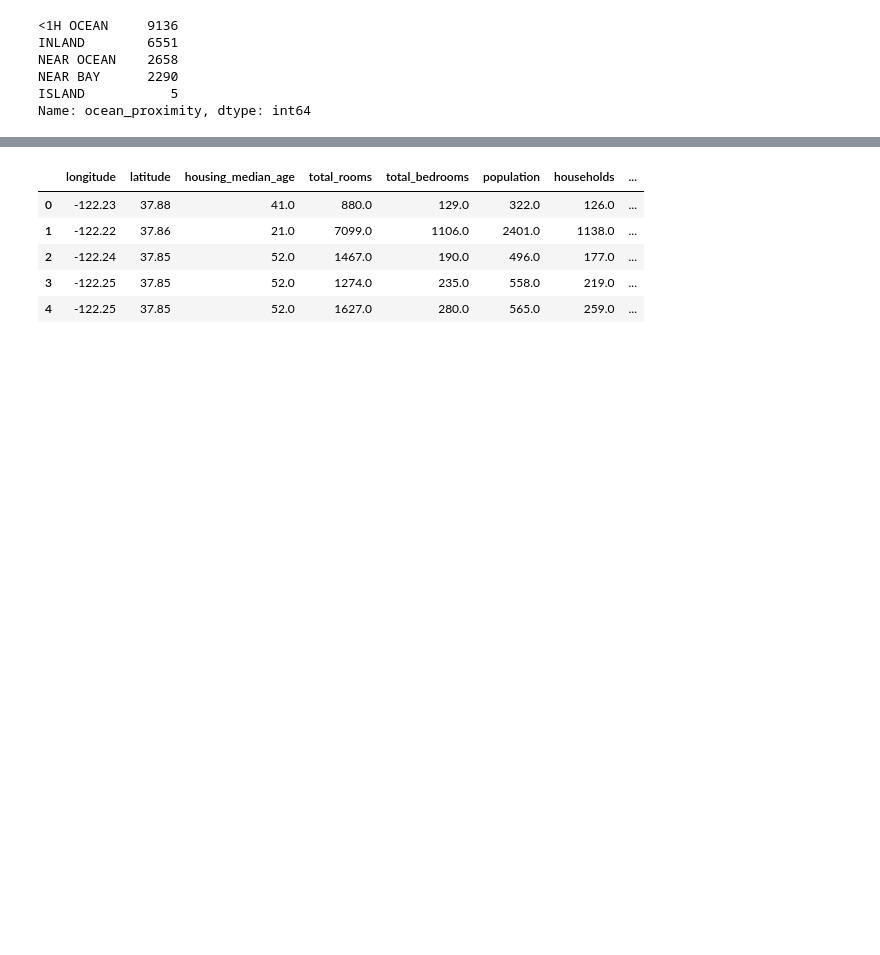
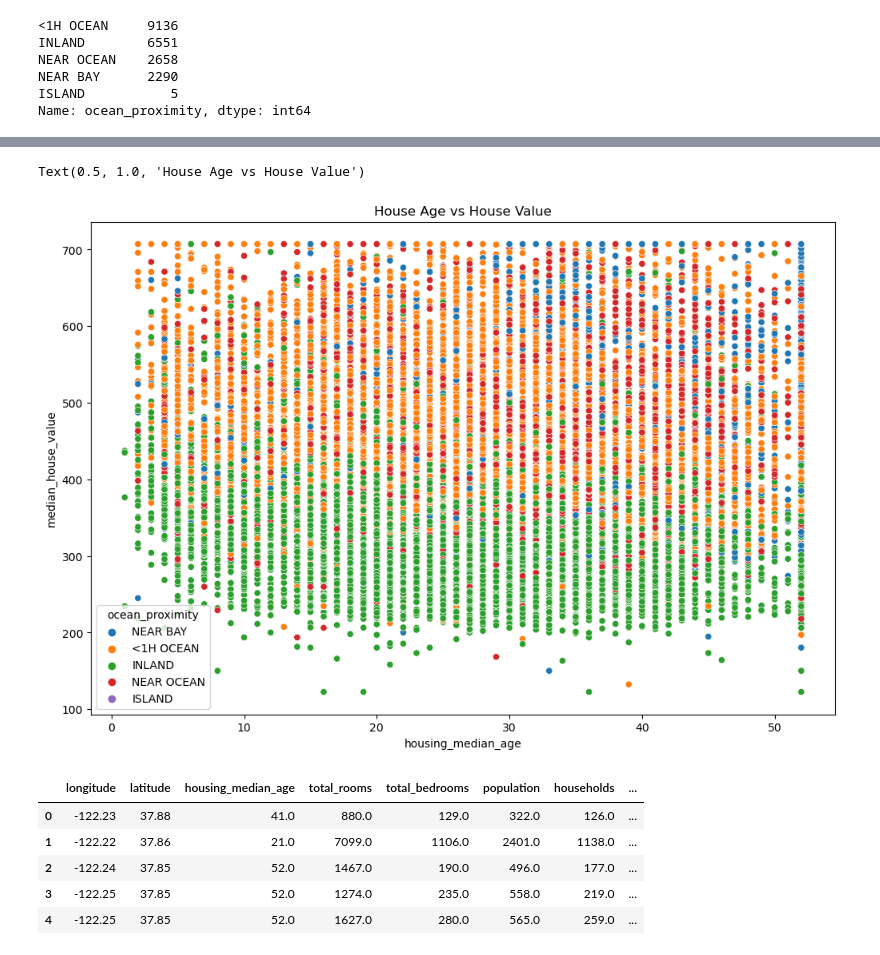
Before and after one commit to jemaaku/regression, a Jupyter notebook: California.ipynb, the cells around one changed output, grey strips where cells are left out. Drawn from its saved outputs; the diff is of its cells as text; code cells hidden in the pictures; blank space fills up the shorter version.

```diff
--- a/California.ipynb
+++ b/California.ipynb
@@ -157 +175,8 @@ Name: ocean_proximity, dtype: int64
+# %%
+plt.figure(figsize=(12,8))
+sns.scatterplot(x=house["housing_median_age"], y=np.sqrt(house["median_house_value"]), hue=house["ocean_proximity"])
+plt.title("House Age vs House Value")
+# %% [output]
+Text(0.5, 1.0, 'House Age vs House Value')
+[figure, added]
 # %%
```
Also changed, not shown: parts of 22 cells of this notebook.
